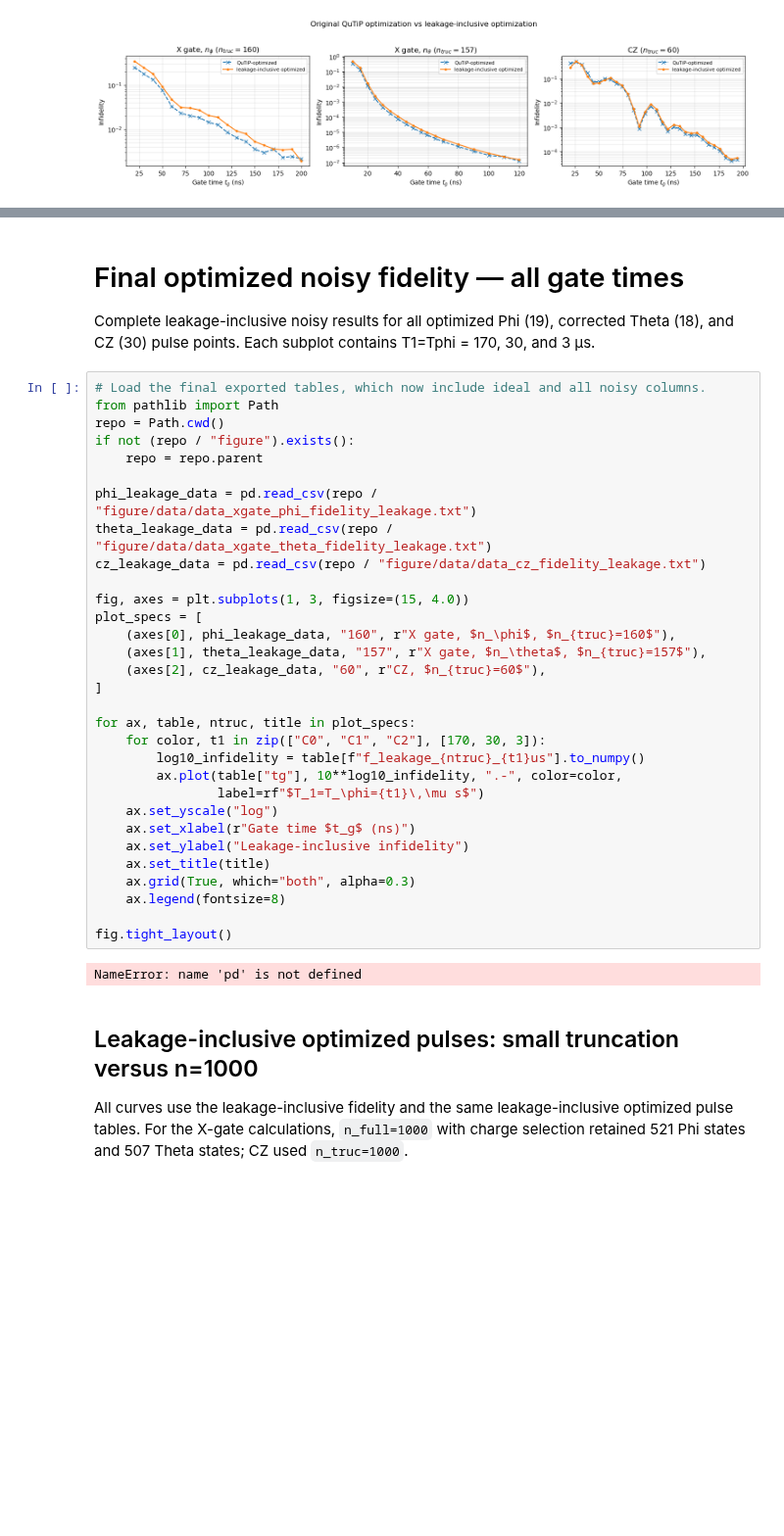
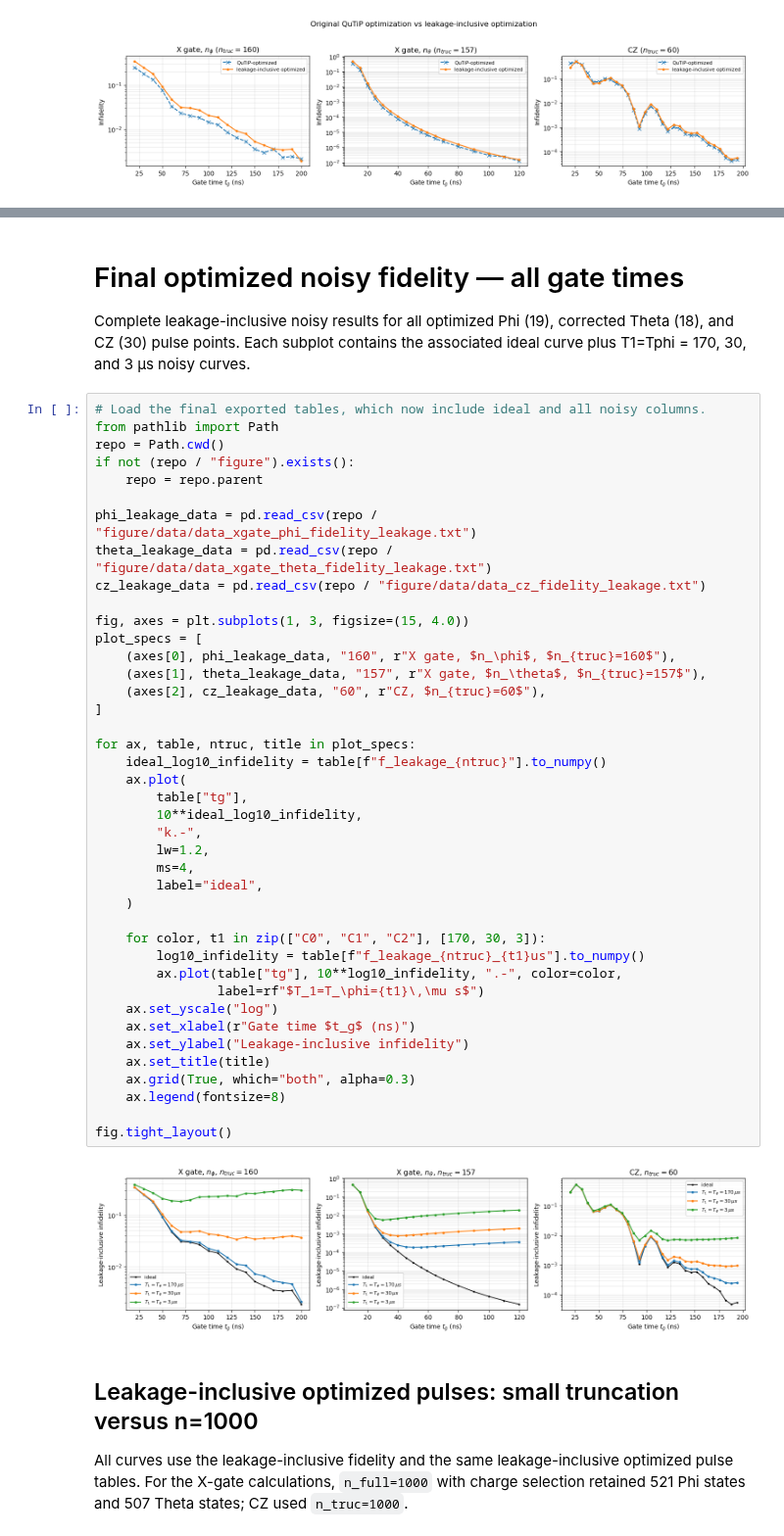
Before and after one commit to Zhenxing2020/two_qubit_gate_for_zero_pi_qubit, a Jupyter notebook: fidelity_formula.ipynb, the cells around one changed output, grey strips where cells are left out. Shown at 98% size. Drawn from its saved outputs; the diff is of its cells as text; blank space fills up the shorter version.

```diff
--- a/fidelity_formula.ipynb
+++ b/fidelity_formula.ipynb
@@ -1115,40 +1186,50 @@ fig.tight_layout()
 # %% [markdown]
 # Final optimized noisy fidelity — all gate times
 
-Complete leakage-inclusive noisy results for all optimized Phi (19), corrected Theta (18), and CZ (30) pulse points. Each subplot contains T1=Tphi = 170, 30, and 3 μs.
+Complete leakage-inclusive noisy results for all optimized Phi (19), corrected Theta (18), and CZ (30) pulse points. Each subplot contains the associated ideal curve plus T1=Tphi = 170, 30, and 3 μs noisy curves.
 # %%
 # Load the final exported tables, which now include ideal and all noisy columns.
 from pathlib import Path
 repo = Path.cwd()
 if not (repo / "figure").exists():
     repo = repo.parent
 
 phi_leakage_data = pd.read_csv(repo / "figure/data/data_xgate_phi_fidelity_leakage.txt")
 theta_leakage_data = pd.read_csv(repo / "figure/data/data_xgate_theta_fidelity_leakage.txt")
 cz_leakage_data = pd.read_csv(repo / "figure/data/data_cz_fidelity_leakage.txt")
 
 fig, axes = plt.subplots(1, 3, figsize=(15, 4.0))
 plot_specs = [
     (axes[0], phi_leakage_data, "160", r"X gate, $n_\phi$, $n_{truc}=160$"),
     (axes[1], theta_leakage_data, "157", r"X gate, $n_\theta$, $n_{truc}=157$"),
     (axes[2], cz_leakage_data, "60", r"CZ, $n_{truc}=60$"),
 ]
 
 for ax, table, ntruc, title in plot_specs:
+    ideal_log10_infidelity = table[f"f_leakage_{ntruc}"].to_numpy()
+    ax.plot(
+        table["tg"],
+        10**ideal_log10_infidelity,
+        "k.-",
+        lw=1.2,
+        ms=4,
+        label="ideal",
+    )
+
     for color, t1 in zip(["C0", "C1", "C2"], [170, 30, 3]):
         log10_infidelity = table[f"f_leakage_{ntruc}_{t1}us"].to_numpy()
         ax.plot(table["tg"], 10**log10_infidelity, ".-", color=color,
                 label=rf"$T_1=T_\phi={t1}\,\mu s$")
     ax.set_yscale("log")
     ax.set_xlabel(r"Gate time $t_g$ (ns)")
     ax.set_ylabel("Leakage-inclusive infidelity")
     ax.set_title(title)
     ax.grid(True, which="both", alpha=0.3)
     ax.legend(fontsize=8)
 
 fig.tight_layout()
 # %% [output]
-NameError: name 'pd' is not defined
+[figure, added]
 # %% [markdown]
 ## Leakage-inclusive optimized pulses: small truncation versus n=1000
 
```
Also changed, not shown: parts of 11 cells of this notebook, 50 other files.
